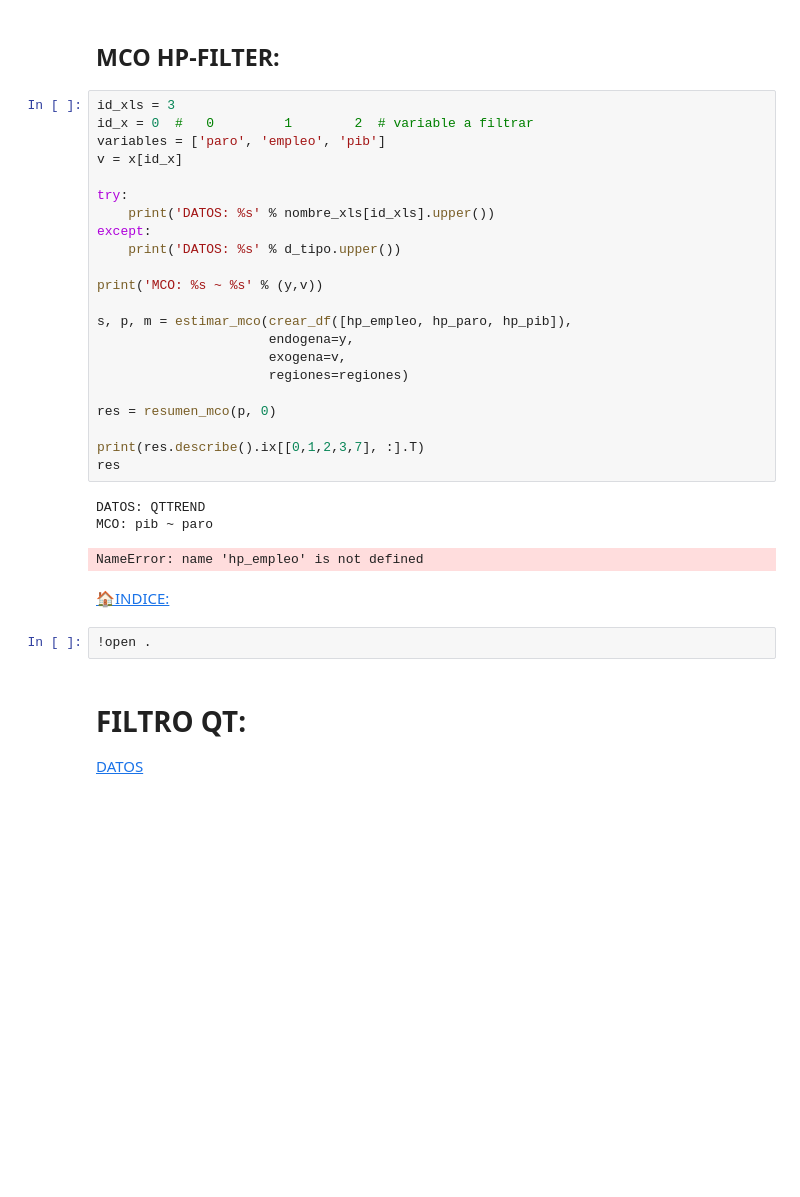
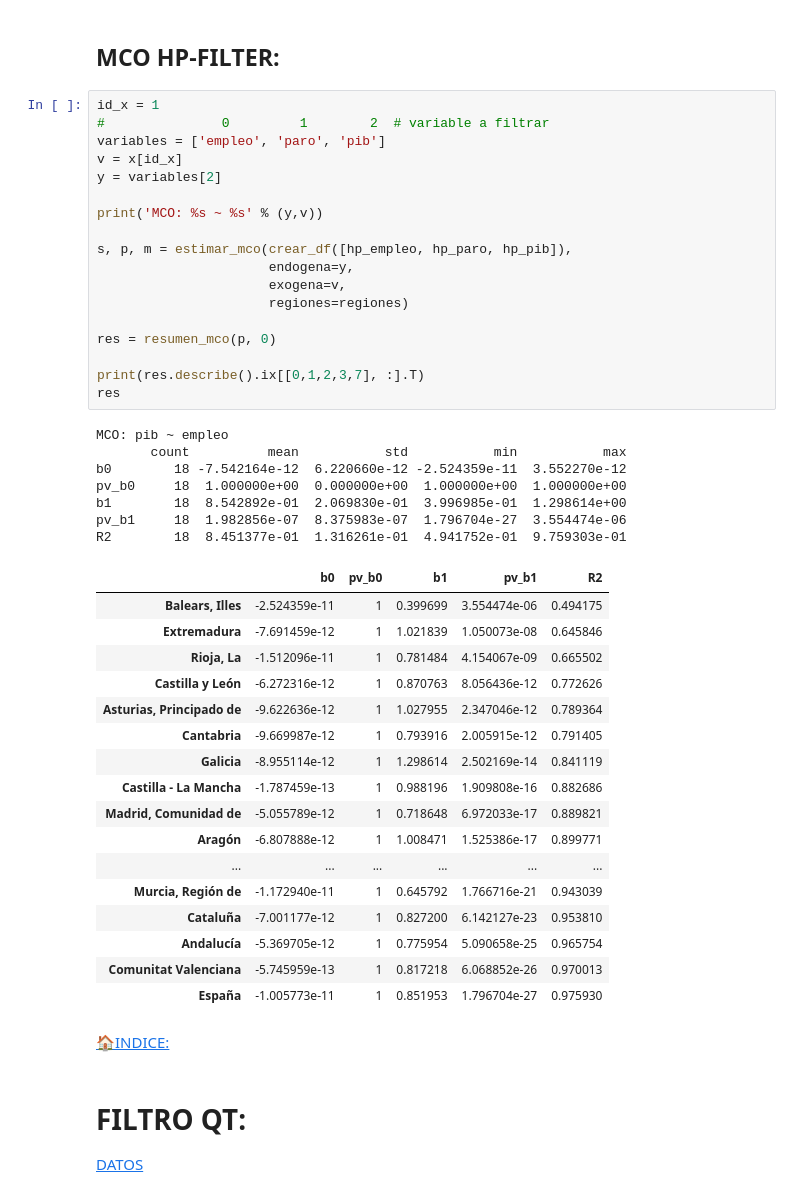
Before and after one commit to mmngreco/okun_ccaa, a Jupyter notebook: code/Regresion.ipynb, the cells around one changed output. Saved outputs shown, nothing was run; the diff lists cells and outputs as text; blank space fills up the shorter version.

```diff
--- a/code/Regresion.ipynb
+++ b/code/Regresion.ipynb
@@ -751,35 +658,50 @@ Obs.: 25
 # %% [markdown]
 ## MCO HP-FILTER:
 # %%
-id_xls = 3
-id_x = 0  #   0         1        2  # variable a filtrar
-variables = ['paro', 'empleo', 'pib']
+id_x = 1
+#               0         1        2  # variable a filtrar
+variables = ['empleo', 'paro', 'pib']
 v = x[id_x]
-
-try:
-    print('DATOS: %s' % nombre_xls[id_xls].upper())
-except:
-    print('DATOS: %s' % d_tipo.upper())
+y = variables[2]
 
 print('MCO: %s ~ %s' % (y,v))
 
 s, p, m = estimar_mco(crear_df([hp_empleo, hp_paro, hp_pib]),
                       endogena=y,
                       exogena=v,
                       regiones=regiones)
 
 res = resumen_mco(p, 0)
 
 print(res.describe().ix[[0,1,2,3,7], :].T)
 res
 # %% [output]
-DATOS: QTTREND
-MCO: pib ~ paro
+MCO: pib ~ empleo
+       count          mean           std           min           max
+b0        18 -7.542164e-12  6.220660e-12 -2.524359e-11  3.552270e-12
+pv_b0     18  1.000000e+00  0.000000e+00  1.000000e+00  1.000000e+00
+b1        18  8.542892e-01  2.069830e-01  3.996985e-01  1.298614e+00
+pv_b1     18  1.982856e-07  8.375983e-07  1.796704e-27  3.554474e-06
+R2        18  8.451377e-01  1.316261e-01  4.941752e-01  9.759303e-01
-NameError: name 'hp_empleo' is not defined
+|  | b0 | pv_b0 | b1 | pv_b1 | R2 |
+| Balears, Illes | -2.524359e-11 | 1 | 0.399699 | 3.554474e-06 | 0.494175 |
+| Extremadura | -7.691459e-12 | 1 | 1.021839 | 1.050073e-08 | 0.645846 |
+| Rioja, La | -1.512096e-11 | 1 | 0.781484 | 4.154067e-09 | 0.665502 |
+| Castilla y León | -6.272316e-12 | 1 | 0.870763 | 8.056436e-12 | 0.772626 |
+| Asturias, Principado de | -9.622636e-12 | 1 | 1.027955 | 2.347046e-12 | 0.789364 |
+| Cantabria | -9.669987e-12 | 1 | 0.793916 | 2.005915e-12 | 0.791405 |
+| Galicia | -8.955114e-12 | 1 | 1.298614 | 2.502169e-14 | 0.841119 |
+| Castilla - La Mancha | -1.787459e-13 | 1 | 0.988196 | 1.909808e-16 | 0.882686 |
+| Madrid, Comunidad de | -5.055789e-12 | 1 | 0.718648 | 6.972033e-17 | 0.889821 |
+| Aragón | -6.807888e-12 | 1 | 1.008471 | 1.525386e-17 | 0.899771 |
+| ... | ... | ... | ... | ... | ... |
+| Murcia, Región de | -1.172940e-11 | 1 | 0.645792 | 1.766716e-21 | 0.943039 |
+| Cataluña | -7.001177e-12 | 1 | 0.827200 | 6.142127e-23 | 0.953810 |
+| Andalucía | -5.369705e-12 | 1 | 0.775954 | 5.090658e-25 | 0.965754 |
+| Comunitat Valenciana | -5.745959e-13 | 1 | 0.817218 | 6.068852e-26 | 0.970013 |
+| España | -1.005773e-11 | 1 | 0.851953 | 1.796704e-27 | 0.975930 |
 # %% [markdown]
 [🏠INDICE: ](#INDICE:)
-# %%
-!open .
 # %% [markdown]
 # FILTRO QT:
 
```
Also changed, not shown: parts of 8 cells of this notebook, 3 other files.
